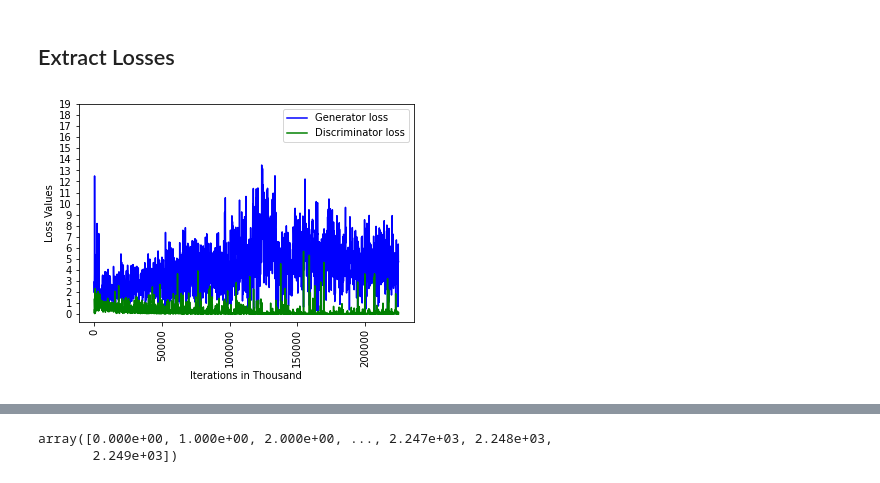
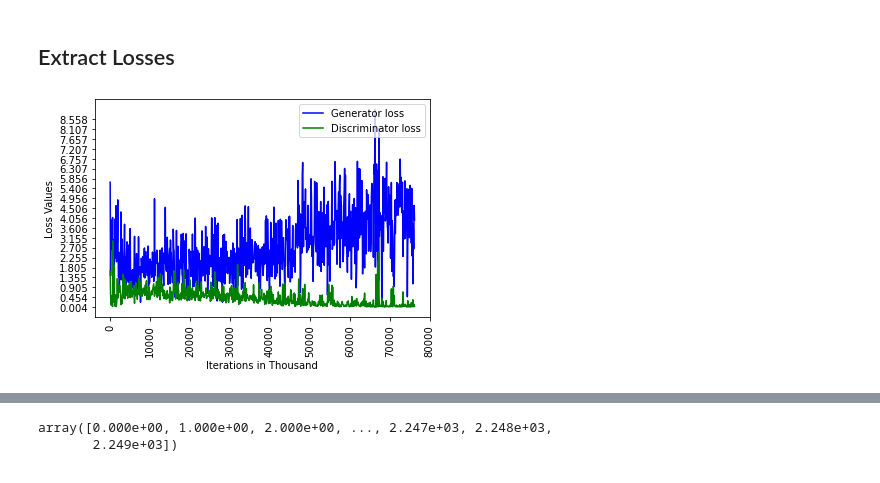
Before and after one commit to joex3999/SemanticStyleGAN, a Jupyter notebook: notebooks/Extract_FIDS.ipynb, the cells around one changed output, grey strips where cells are left out. Saved outputs shown, nothing was run; the diff lists cells and outputs as text; code cells hidden in the pictures.

```diff
--- a/notebooks/Extract_FIDS.ipynb
+++ b/notebooks/Extract_FIDS.ipynb
@@ -41,17 +42,39 @@ extract_fids(load_location,save_location)
 {'005000': '277.8', '010000': '161.1', '015000': '104.2', '020000': '79.95', '025000': '62.04', '030000': '57.06', '035000': '52.64', '040000': '50.96'}
 # %% [markdown]
 ## Extract Losses
+# %%
+def plot_loss_diff(iterations,g_losses,d_losses,save_location=None):
+    d_losses= np.array(d_losses)
+    g_losses=np.array(g_losses)
+    diff= np.abs(g_losses-d_losses)
+    x_keys = iterations
+    rang= 20
+    max_val = max(diff)
+    min_val = min(diff)
+    step= (max_val-min_val)/20
+
+    plt.plot(x_keys,diff,c='y',label="loss difference")
+    plt.yticks(np.arange(max_val,min_val,step))
+    plt.xlabel("Iterations in Thousand")
+    plt.ylabel("Loss Values")
+    plt.xticks(rotation='vertical')
+    plt.legend(loc="upper right")
+    if save_location:
+            location =Path(save_location)
+            plt.savefig(str(location.parent/location.stem)+".png", bbox_inches='tight')
+    else:
+            plt.show()
 # %%
 def plot_losses(iterations,g_losses,d_losses,save_location=None):
     x_keys = iterations
     rang= 20
     max_val = max(max(g_losses),max(d_losses))
     min_val = min(min(g_losses),min(d_losses))
-    range= (max_val-min_val)/20
+    step= (max_val-min_val)/20
 
     plt.plot(x_keys,g_losses,c='b',label="Generator loss")
     plt.plot(x_keys,d_losses,c='g',label="Discriminator loss")
-    plt.yticks(np.arange(0.0001,20,1))
+    plt.yticks(np.arange(min_val,max_val,step))
     plt.xlabel("Iterations in Thousand")
     plt.ylabel("Loss Values")
     plt.xticks(rotation='vertical')
@@ -84,15 +107,18 @@ def extract_losses(load_location):
         d_losses.append(discriminator_loss)
         g_losses.append(generator_loss)
     return(iterations,d_losses,g_losses)
-def get_losses(load_location,save_location=None):
+def get_losses(load_location,save_location=None,difference=False):
     iterations,d_losses,g_losses=extract_losses(load_location)
-    plot_losses(iterations,g_losses,d_losses)
+    if difference:
+        plot_loss_diff(iterations,g_losses,d_losses,save_location)
+    else:
+        plot_losses(iterations,g_losses,d_losses,save_location)
 
 
 #occurences = [_.start() for _ in re.finditer("FID:", file)]
 # %%
-load_location = "/usrhomes/g013/SemanticStyleGAN/log_files/SSG75407.linse3_output.out"
-#load_location = "/usrhomes/g013/SemanticStyleGAN/log_files/SSG76189.linse2_output.out"
-get_losses(load_location)
+load_location = "/usrhomes/g013/SemanticStyleGAN/log_files/SSG76859.linse10_output.out"
+save_location = "/usrhomes/g013/SemanticStyleGAN/fids/loss_diff.png"
+get_losses(load_location,save_location,difference=False)
 # %% [output]
-[figure, old version]
+[figure, new version]
```
Also changed, not shown: parts of 5 cells of this notebook, 22 other files.
